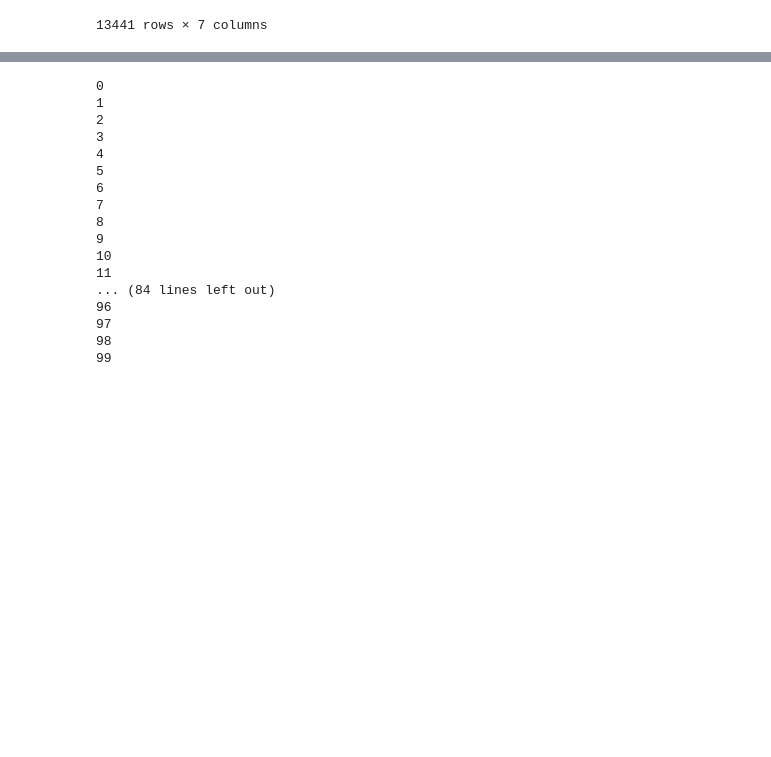
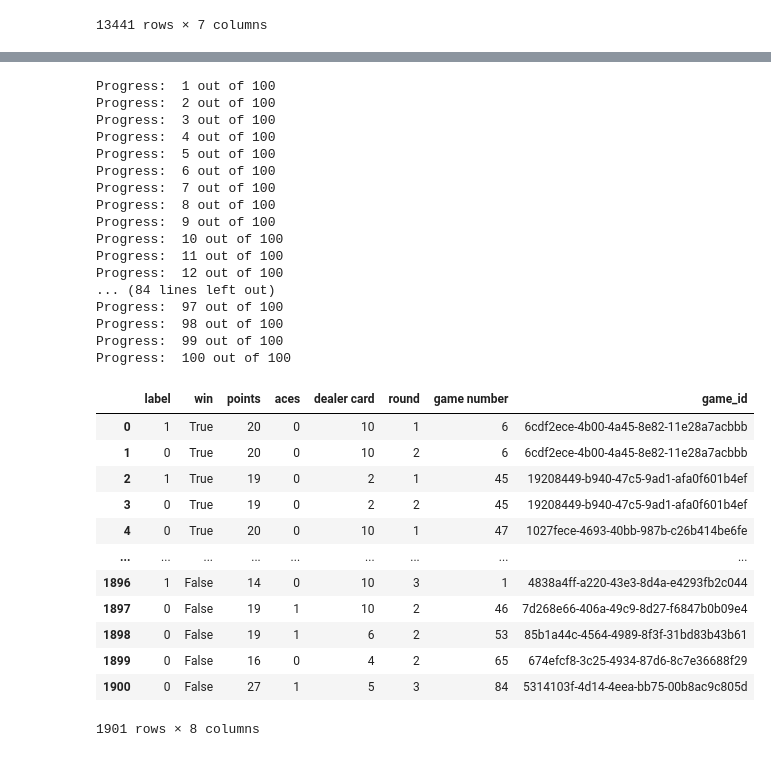
Before and after one commit to AlexanderGrunewald/CMSE-202-Group-Project, a Jupyter notebook: Game Running.ipynb, the cells around one changed output, grey strips where cells are left out. Drawn from its saved outputs; the diff is of its cells as text; code cells hidden in the pictures; blank space fills up the shorter version.

```diff
--- a/Game Running.ipynb
+++ b/Game Running.ipynb
@@ -366,2 +360,0 @@ def new_df_gen(itter, th):
-# %%
-df, newdf = new_df_gen(100000, 0.5)
@@ -383,12 +364,13 @@ def rand_win_lose(itter, thresh):
     df = sim_game(itter, thresh)
     df_win = df[df["win"] == True]
     df_lose = df[df["win"] == False]
-    new_df = pd.concat([df_win.groupby("win")['label', 'win', 'points', 'aces', 'dealer card', 'round', 'game number']
+    new_df = pd.concat([df_win.groupby("game number")['label', 'win', 'points', 'aces', 'dealer card', 'round', 'game number', 'game_id']
         .apply(pd.Series.sample, frac=.8).reset_index(drop=True),
-        df_lose.groupby("win")['label', 'win', 'points', 'aces', 'dealer card', 'round', 'game number']
+        df_lose.groupby("game number")['label', 'win', 'points', 'aces', 'dealer card', 'round', 'game number', 'game_id']
         .apply(pd.Series.sample, frac=.2).reset_index(drop=True)])
     #sort the dataframe by game number and points
-    new_df.sort_values(by = ["game number", "points"], inplace = True)
+    #new_df.sort_values(by = ["points"]).groupby("game_id")
+
 
     return new_df
 # %%
@@ -396,29 +378,48 @@ all_df = pd.DataFrame()
 for i in range(100):
     warnings.filterwarnings(action='ignore')
 
-    new_df = rand_win_lose(100000, 0.8)
+    new_df = rand_win_lose(100, 0.5)
     #concat all df with new df
     all_df = pd.concat([all_df, new_df])
-    #make a progress bar
-    print(i)
+
+    #update the progress bar
+    print("Progress: ", i+1, "out of 100")
 # %% [output]
-0
-1
-2
-3
-4
-5
-6
-7
-8
-9
-10
-11
+Progress:  1 out of 100
+Progress:  2 out of 100
+Progress:  3 out of 100
+Progress:  4 out of 100
+Progress:  5 out of 100
+Progress:  6 out of 100
+Progress:  7 out of 100
+Progress:  8 out of 100
+Progress:  9 out of 100
+Progress:  10 out of 100
+Progress:  11 out of 100
+Progress:  12 out of 100
 ... (84 lines left out)
-96
-97
-98
-99
+Progress:  97 out of 100
+Progress:  98 out of 100
+Progress:  99 out of 100
+Progress:  100 out of 100
 # %%
 #reset index for all_df
+#group by game_id and sort by points
 all_df.reset_index(drop=True, inplace=True)
+new_df = all_df
+#new_df.sort_values(by = ["points"]).groupby("game_id")
+all_df
+# %% [output]
+|  | label | win | points | aces | dealer card | round | game number | game_id |
+| 0 | 1 | True | 20 | 0 | 10 | 1 | 6 | 6cdf2ece-4b00-4a45-8e82-11e28a7acbbb |
+| 1 | 0 | True | 20 | 0 | 10 | 2 | 6 | 6cdf2ece-4b00-4a45-8e82-11e28a7acbbb |
+| 2 | 1 | True | 19 | 0 | 2 | 1 | 45 | 19208449-b940-47c5-9ad1-afa0f601b4ef |
+| 3 | 0 | True | 19 | 0 | 2 | 2 | 45 | 19208449-b940-47c5-9ad1-afa0f601b4ef |
+| 4 | 0 | True | 20 | 0 | 10 | 1 | 47 | 1027fece-4693-40bb-987b-c26b414be6fe |
+| ... | ... | ... | ... | ... | ... | ... | ... | ... |
+| 1896 | 1 | False | 14 | 0 | 10 | 3 | 1 | 4838a4ff-a220-43e3-8d4a-e4293fb2c044 |
+| 1897 | 0 | False | 19 | 1 | 10 | 2 | 46 | 7d268e66-406a-49c9-8d27-f6847b0b09e4 |
+| 1898 | 0 | False | 19 | 1 | 6 | 2 | 53 | 85b1a44c-4564-4989-8f3f-31bd83b43b61 |
+| 1899 | 0 | False | 16 | 0 | 4 | 2 | 65 | 674efcf8-3c25-4934-87d6-8c7e36688f29 |
+| 1900 | 0 | False | 27 | 1 | 5 | 3 | 84 | 5314103f-4d14-4eea-bb75-00b8ac9c805d |
+1901 rows × 8 columns
```
Also changed, not shown: parts of 11 cells of this notebook.
